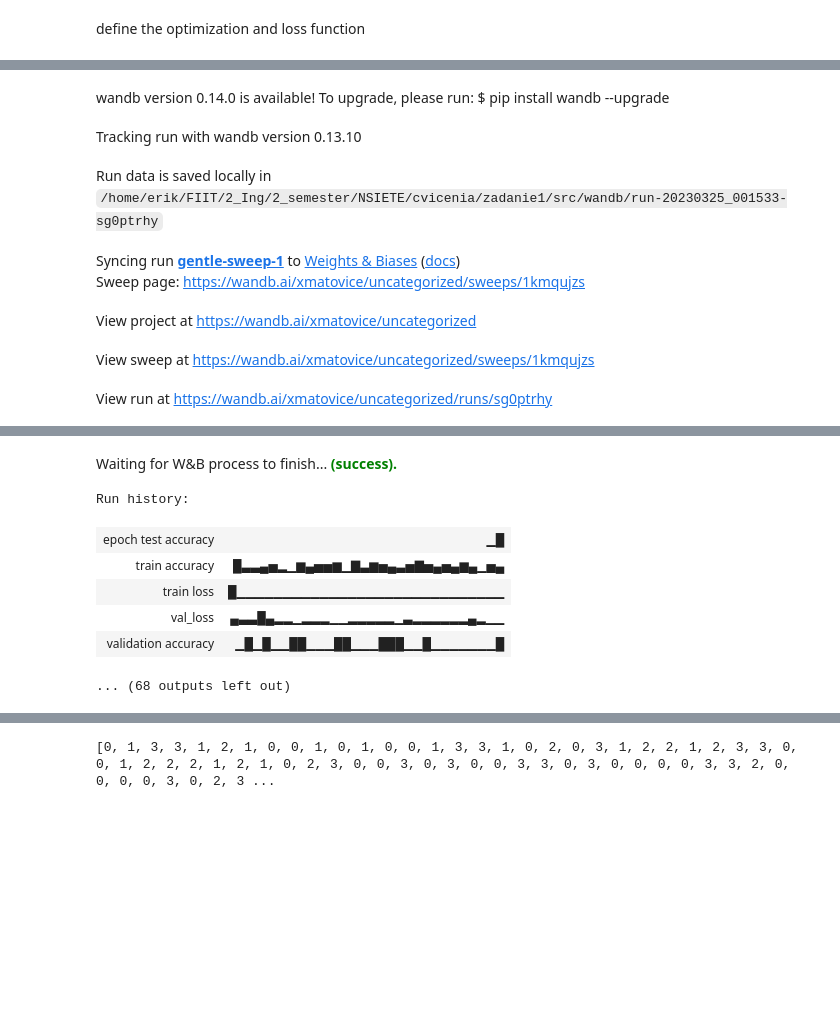
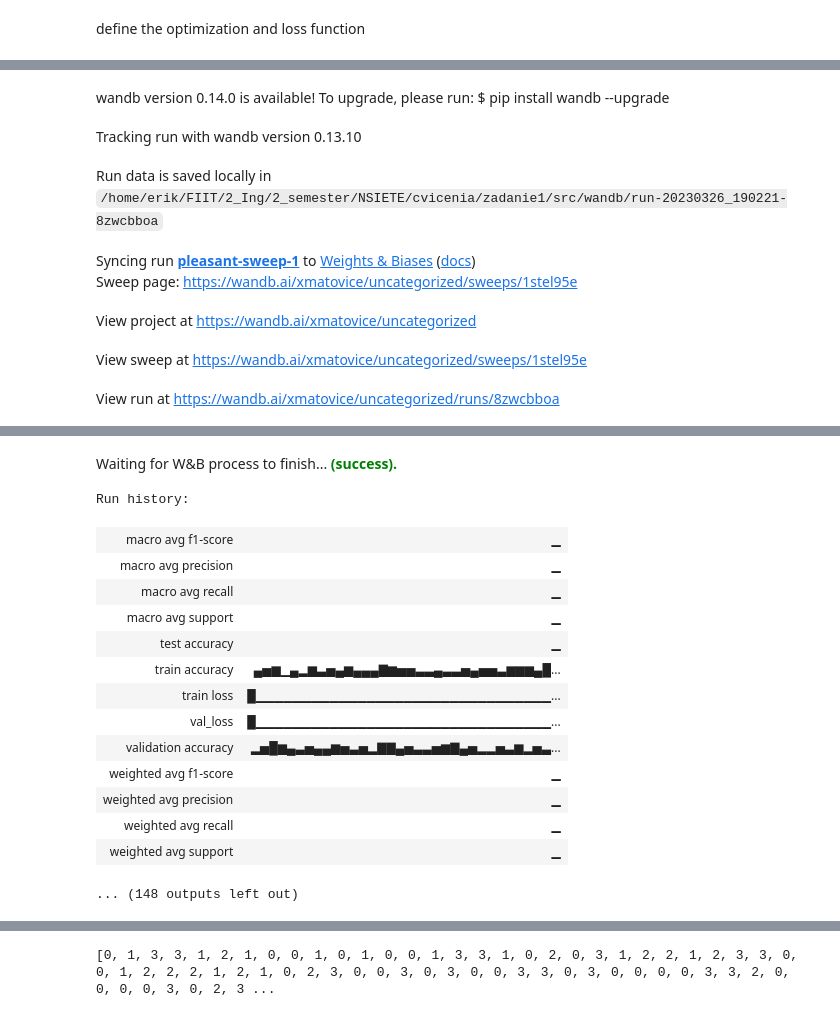
Before and after one commit to Matovic/mobile-price-classification, a Jupyter notebook: src/MLP_PyTorch.ipynb, the cells around one changed output, grey strips where cells are left out. Saved outputs shown, nothing was run; the diff lists cells and outputs as text; code cells hidden in the pictures; blank space fills up the shorter version.

```diff
--- a/src/MLP_PyTorch.ipynb
+++ b/src/MLP_PyTorch.ipynb
@@ -455,22 +467,29 @@ def evaluation(mlp, test_dl):
             # acc = accuracy_score(y_batch.cpu(), test_pred.cpu())
             epoch_validation_true = accuracy_fn(y_batch, test_pred)
 
-            # print('Accuracy: %.3f' % epoch_validation_true)
+            print('Accuracy epoch: %.3f' % ((epoch_validation_true / len(y_batch)) * 100))
             y_pred_all.extend(test_pred.cpu().numpy())
             y_test_all.extend(y_batch.cpu().numpy())
             #total += len(y_batch)
-            #correct += (y_hat == y_batch).sum().item()
-            wandb.log({'epoch test accuracy': epoch_validation_true})
+            correct += epoch_validation_true
 
     # return y_test_all, y_pred_all
+    acc = ((correct / len(test_dl.dataset)) * 100)
+    print('Accuracy total: %.3f' % acc)
+    wandb.log({'test accuracy': acc})
 
-    report = classification_report(y_test_all, y_pred_all, target_names=['0', '1', '2', '3'], digits=4)
+    report = classification_report(y_test_all, y_pred_all, target_names=['0', '1', '2', '3'], output_dict=True)
     #print(report['precision'])
-    #wandb.log({"precision": report['precision'],
-    #            "recall": report['recall'],
-    #            "f1-score": report['f1-score'],
-    #            "support": report['support']})
-    print(report)
+    wandb.log({"macro avg precision": report['macro avg']['precision'],
+                "macro avg recall": report['macro avg']['recall'],
+                "macro avg f1-score": report['macro avg']['f1-score'],
+                "macro avg support": report['macro avg']['support']})
+
+    wandb.log({"weighted avg precision": report['weighted avg']['precision'],
+                "weighted avg recall": report['weighted avg']['recall'],
+                "weighted avg f1-score": report['weighted avg']['f1-score'],
+                "weighted avg support": report['weighted avg']['support']})
+    return report
 # %%
 def wandb_sweep(): #-> Tuple[List, List, List, List]:
     """
@@ -481,7 +500,7 @@ def wandb_sweep(): #-> Tuple[List, List, List, List]:
     # start a new wandb run to track this script
     wandb.init(
         # set the wandb project where this run will be logged
-        project="NSIETE_zad1",
+        project="NSIETE_zad1_final",
        # track hyperparameters and run metadata
         config=default_config
     )
@@ -490,11 +509,11 @@ def wandb_sweep(): #-> Tuple[List, List, List, List]:
 
     learning_rate = config.learning_rate    #  # 0.001
     input_size = 20                         # number of features
-    hidden_size = config.hidden_size        #  #64         # number of features in hidden state
+    # hidden_size = config.hidden_size        #  #64         # number of features in hidden state
     num_classes = 4                 # number of output classes
 
-    beta1 = config.Adam_beta1
-    beta2 = config.Adam_beta2
+    #beta1 = config.Adam_beta1
+    #beta2 = config.Adam_beta2
 
     n_epochs = config.epochs
     batch_size = config.batch_size
@@ -507,15 +526,16 @@ def wandb_sweep(): #-> Tuple[List, List, List, List]:
         n_inputs=input_size,
         n_classes=num_classes,
         lr=learning_rate,
-        hidden_size=hidden_size)
+        config=config)
     mlp.to(device)
 
     loss_fn = nn.CrossEntropyLoss()
-    optimizer = optim.Adam(mlp.parameters(), lr=learning_rate, betas=(beta1, beta2)) # SGD(mlp.parameters(), lr=learning_rate, momentum=momentum)
+    optimizer = optim.Adam(mlp.parameters(), lr=learning_rate) #, betas=(beta1, beta2)) # SGD(mlp.parameters(), lr=learning_rate, momentum=momentum)
     train_mlp(n_epochs, mlp, optimizer, loss_fn,
               train_dl, val_dl, device, batch_size)
 
-    evaluation(mlp, test_dl)
+    classifiaction_report = evaluation(mlp, test_dl)
+    pprint(classifiaction_report)
     # return loss_train, accuracy_train, loss_validation, accuracy_validation
 # %%
 #n_epochs = default_config['epochs']
@@ -533,5 +553,5 @@ def wandb_sweep(): #-> Tuple[List, List, List, List]:
 # %%
 #wandb_sweep()
 # %%
-wandb.agent(sweep_id, function=wandb_sweep, count=5)
+wandb.agent(sweep_id, function=wandb_sweep, count=10)
 # %% [output]
@@ -545,9 +564,9 @@ wandb:  learning_rate: 0.0733765419667522
 wandb: WARNING Ignored wandb.init() arg project when running a sweep.
 wandb version 0.14.0 is available! To upgrade, please run: $ pip install wandb --upgrade
 Tracking run with wandb version 0.13.10
-Run data is saved locally in /home/erik/FIIT/2_Ing/2_semester/NSIETE/cvicenia/zadanie1/src/wandb/run-20230325_001533-sg0ptrhy
+Run data is saved locally in /home/erik/FIIT/2_Ing/2_semester/NSIETE/cvicenia/zadanie1/src/wandb/run-20230326_190221-8zwcbboa
-Syncing run gentle-sweep-1 to Weights & Biases (docs)
-Sweep page: https://wandb.ai/xmatovice/uncategorized/sweeps/1kmqujzs
+Syncing run pleasant-sweep-1 to Weights & Biases (docs)
+Sweep page: https://wandb.ai/xmatovice/uncategorized/sweeps/1stel95e
 View project at https://wandb.ai/xmatovice/uncategorized
-View sweep at https://wandb.ai/xmatovice/uncategorized/sweeps/1kmqujzs
+View sweep at https://wandb.ai/xmatovice/uncategorized/sweeps/1stel95e
-View run at https://wandb.ai/xmatovice/uncategorized/runs/sg0ptrhy
+View run at https://wandb.ai/xmatovice/uncategorized/runs/8zwcbboa
@@ -565,11 +590,19 @@ weighted avg     0.0600    0.2450    0.0964       200
 Waiting for W&B process to finish... (success).
 Run history:
-| epoch test accuracy | ▁█ |
-| train accuracy | █▃▃▄▅▂▁▆▄▅▅▆▁▇▃▆▅▄▃▅▇▅▄▅▄▆▄▁▅▄ |
-| train loss | █▁▁▁▁▁▁▁▁▁▁▁▁▁▁▁▁▁▁▁▁▁▁▁▁▁▁▁▁▁ |
-| val_loss | ▄▃▃█▄▂▂▁▂▂▂▁▁▂▂▂▂▂▁▃▂▂▂▂▂▂▄▂▁▁ |
-| validation accuracy | ▁█▁█▁▁██▁▁▁██▁▁▁███▁▁█▁▁▁▁▁▁▁█ |
+| macro avg f1-score | ▁ |
+| macro avg precision | ▁ |
+| macro avg recall | ▁ |
+| macro avg support | ▁ |
+| test accuracy | ▁ |
+| train accuracy | ▄▅▆▁▄▂▆▃▅▄▆▄▄▄▇▆▅▅▃▃▄▃▃▅▄▅▅▃▆▆▆▄█... |
+| train loss | █▁▁▁▁▁▁▁▁▁▁▁▁▁▁▁▁▁▁▁▁▁▁▁▁▁▁▁▁▁▁▁▁... |
+| val_loss | █▁▁▁▁▁▁▁▁▁▁▁▁▁▁▁▁▁▁▁▁▁▁▁▁▁▁▁▁▁▁▁▁... |
+| validation accuracy | ▂▅█▆▄▃▅▄▄▆▅▃▅▂▇▇▄▅▃▃▅▆▇▄▅▂▂▅▃▆▂▅▃... |
+| weighted avg f1-score | ▁ |
+| weighted avg precision | ▁ |
+| weighted avg recall | ▁ |
+| weighted avg support | ▁ |
-... (68 outputs left out)
+... (148 outputs left out)
 # %%
 wandb.finish()
 # %%
```
Also changed, not shown: parts of 9 cells of this notebook, 1 other file.
